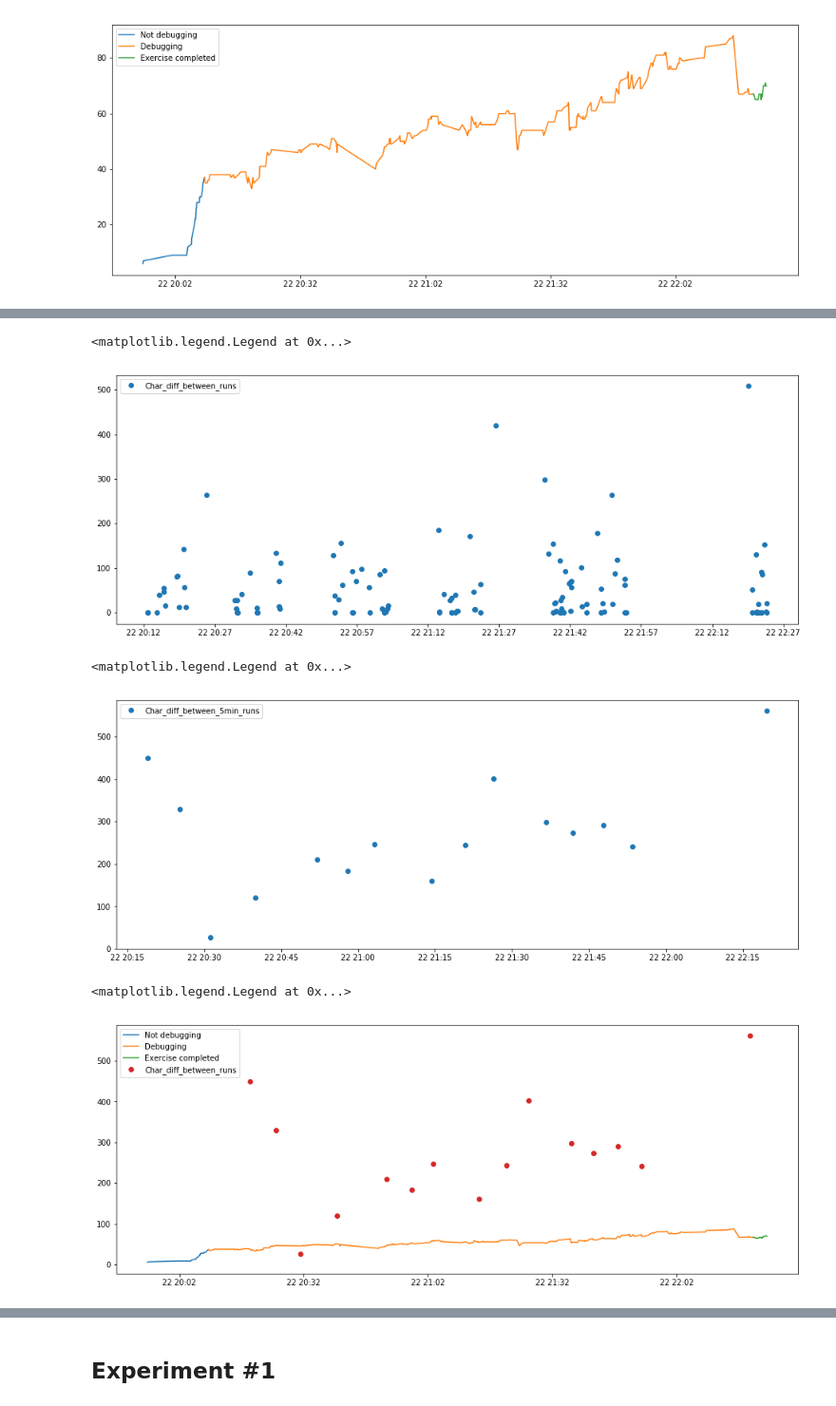
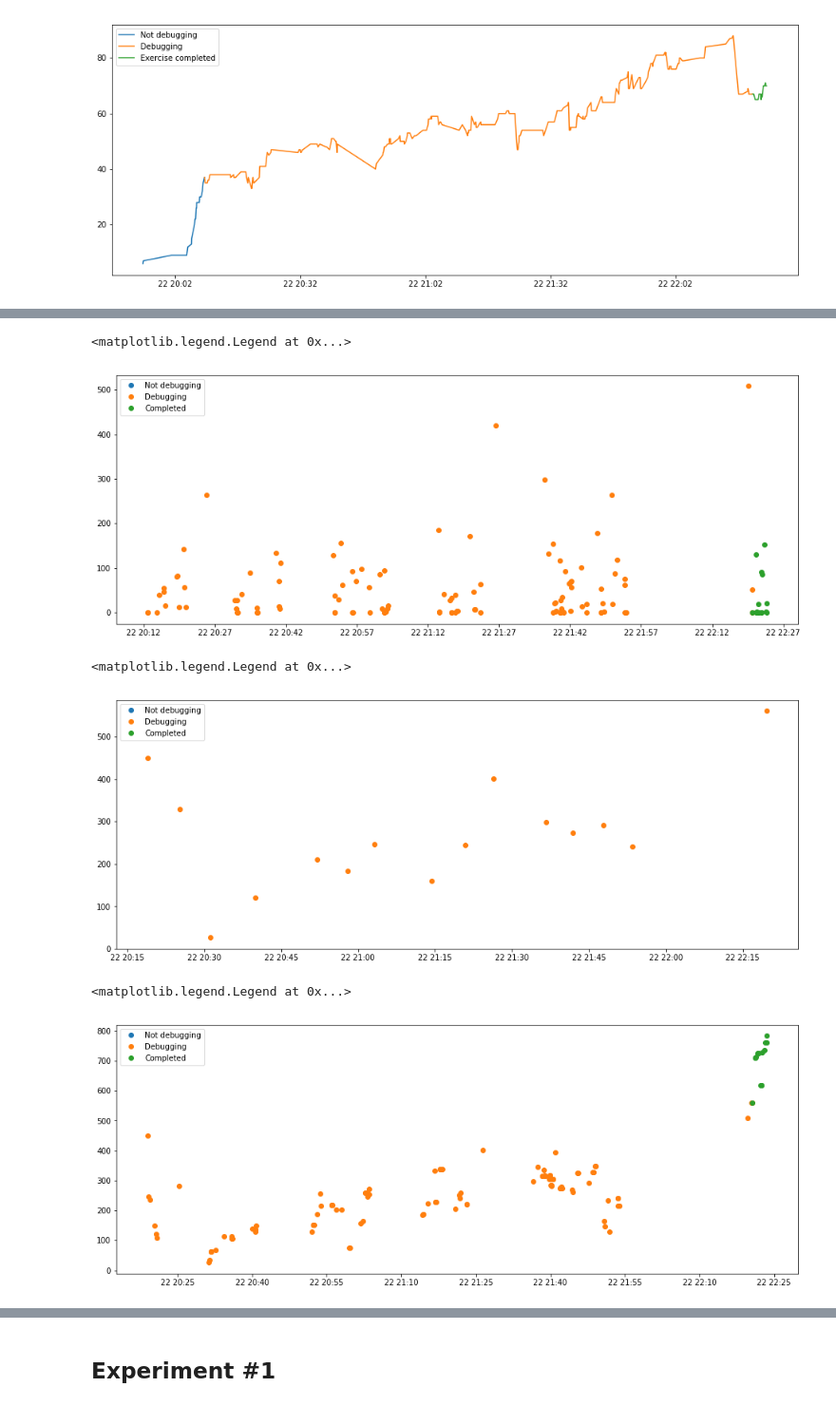
Before and after one commit to hermanmk/jexercise-data-analysis, a Jupyter notebook: Working modes.ipynb, the cells around one changed output, grey strips where cells are left out. Shown at 95% size. Cells and saved outputs as stored; diff of their text form; code cells hidden in the pictures.

Commit message:
Added slices and changed the way we plot the difference series.
Calculated two new series for each point of the TotalRuns DataFrame

Added environment.yml.

```diff
--- a/Working modes.ipynb
+++ b/Working modes.ipynb
@@ -148,6 +109,19 @@ for i2 in range(1, len(only_runs)):
         df.Char_diff_between_5min_runs.at[cur_row.name] = preprocessing_data.get_diff_length(only_runs.loc[window_start].SourceCode1,
                                                                             cur_row.SourceCode1)
         window_start = cur_row.name
+# %%
+period = dt.timedelta(seconds=5 * 60)
+# %%
+# Defining the start index as the first run 5 minutes after the first run.
+# 'backfill' makes sure it picks the next index, i.e. greater than 5 minutes if no exact match
+start_idx = only_runs.index.get_loc(only_runs.index[0] + period, method='backfill')
+# %%
+for i3 in range(start_idx, len(only_runs)):
+    cur_row = only_runs.iloc[i3]
+    # We get the first (oldest) run which is at least 5 minutes earlier
+    prev_row = only_runs.iloc[only_runs.index.get_loc(only_runs.index[i3] - period, method='pad')]
+    df.Char_diff_between_5min_runs_all.at[cur_row.name] = preprocessing_data.get_diff_length(prev_row.SourceCode1,
+                                                                                             cur_row.SourceCode1)
 # %%
 # Accumulated character diff between runs
 cumsum = 0
@@ -170,5 +144,12 @@ for j2 in range(df.index.get_loc(window_start) + 1, len(df)):
         df.Acc_char_diff_between_5min_runs.at[cur_row.name] = cumsum
         cumsum = 0
         window_start = cur_row.name
+# %%
+for j3 in range(start_idx, len(only_runs)):
+    cur_row = only_runs.iloc[j3]
+    # We get the first (oldest) run which is at least 5 minutes earlier
+    prev_row = only_runs.iloc[only_runs.index.get_loc(only_runs.index[j3] - period, method='pad')]
+    acc_char_diff = df.loc[prev_row.name:cur_row.name].Character_diff1.sum()
+    df.Acc_char_diff_between_5min_runs_all.at[cur_row.name] = acc_char_diff
 # %%
 only_runs = df[df.TotalRuns == 1]
@@ -255,24 +158,27 @@ Name: Acc_char_diff_between_5min_runs, Length: 130, dtype: float64
 # %%
 plt.figure(figsize=(16,6))
-plt.plot(only_runs.Char_diff_between_runs, marker='o', linestyle="None")
+plt.plot(only_runs[not_debugging].Char_diff_between_runs, marker='o', linestyle="None", label='Not debugging')
+plt.plot(only_runs[debugging].Char_diff_between_runs, marker='o', linestyle="None", label='Debugging')
+plt.plot(only_runs[completed].Char_diff_between_runs, marker='o', linestyle="None", label='Completed')
 plt.legend()
 # %% [output]
 <matplotlib.legend.Legend at 0x...>
-[figure, old version]
+[figure, new version]
 # %%
 plt.figure(figsize=(16,6))
-plt.plot(only_runs.Char_diff_between_5min_runs, marker='o', linestyle="None")
+plt.plot(only_runs[not_debugging].Char_diff_between_5min_runs, marker='o', linestyle="None", label='Not debugging')
+plt.plot(only_runs[debugging].Char_diff_between_5min_runs, marker='o', linestyle="None", label='Debugging')
+plt.plot(only_runs[completed].Char_diff_between_5min_runs, marker='o', linestyle="None", label='Completed')
 plt.legend()
 # %% [output]
 <matplotlib.legend.Legend at 0x...>
-[figure, old version]
+[figure, new version]
 # %%
 plt.figure(figsize=(16,6))
-plt.plot(df.SizeMeasure1[:'2017-02-22 20:09:02'], label='Not debugging')
-plt.plot(df.SizeMeasure1['2017-02-22 20:09:02':'2017-02-22 22:20:32'], label='Debugging')
-plt.plot(df.SizeMeasure1['2017-02-22 22:20:32':], label='Exercise completed')
-plt.plot(only_runs.Char_diff_between_runs, marker='o', linestyle="None")
+plt.plot(only_runs[not_debugging].Char_diff_between_5min_runs_all, marker='o', linestyle="None", label='Not debugging')
+plt.plot(only_runs[debugging].Char_diff_between_5min_runs_all, marker='o', linestyle="None", label='Debugging')
+plt.plot(only_runs[completed].Char_diff_between_5min_runs_all, marker='o', linestyle="None", label='Completed')
 plt.legend()
 # %% [output]
 <matplotlib.legend.Legend at 0x...>
-[figure, old version]
+[figure, new version]
```
Also changed, not shown: parts of 29 cells of this notebook, 1 other file.
